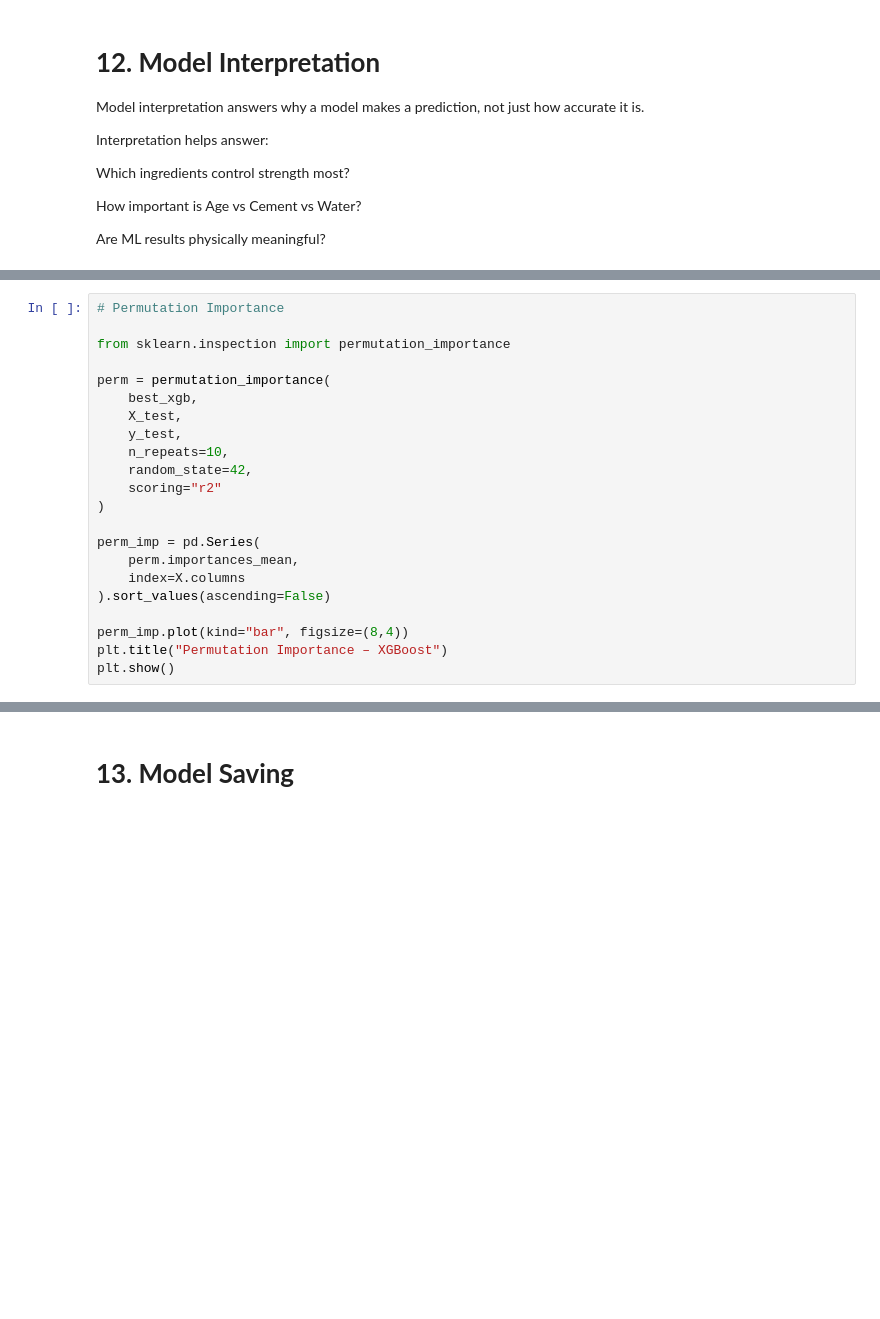
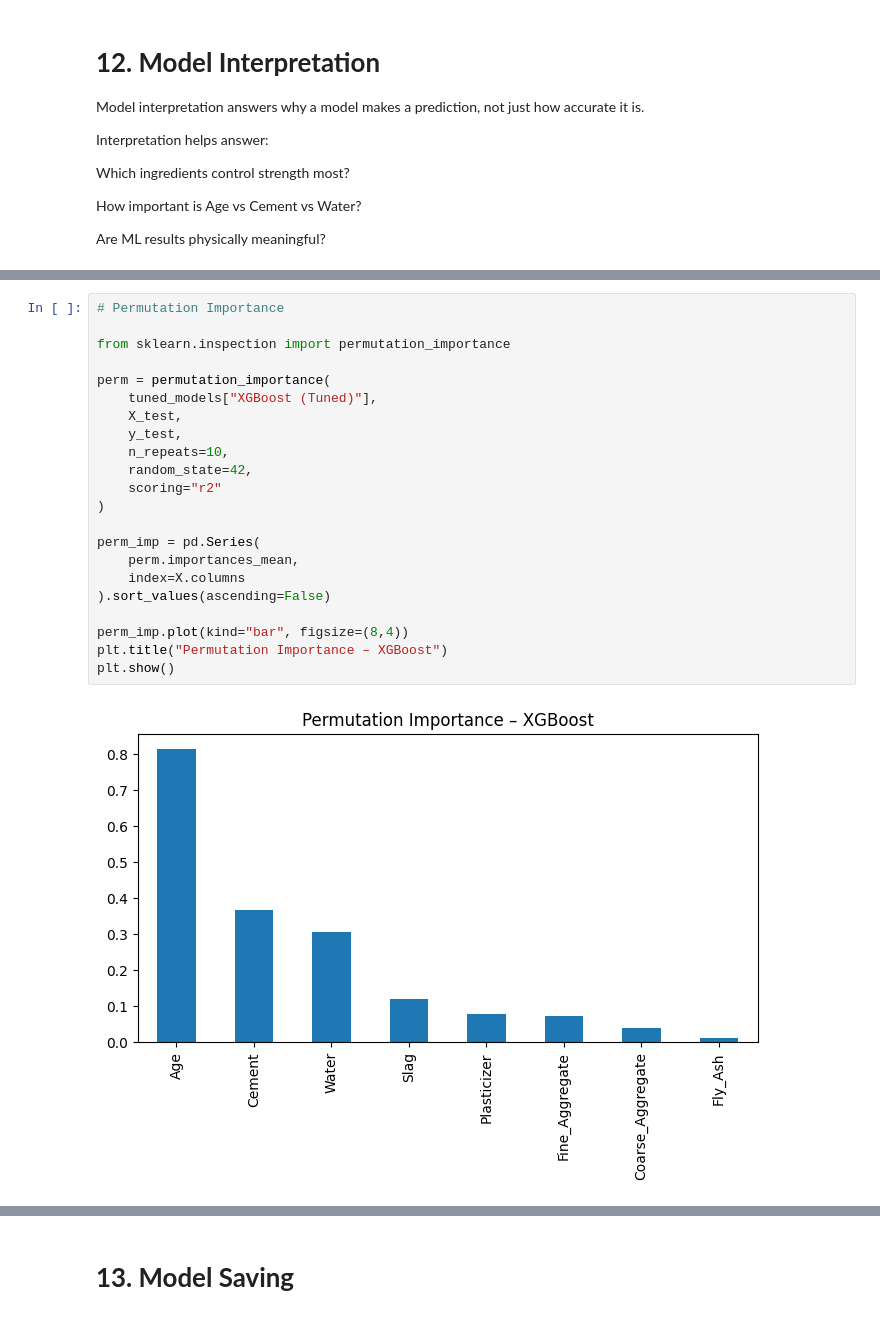
Before and after one commit to usmeda/Concrete-Strength-ML-SIT-FDP, a Jupyter notebook: Concrete_Strength_Prediction.ipynb, the cells around one changed output, grey strips where cells are left out. Saved outputs shown, nothing was run; the diff lists cells and outputs as text; blank space fills up the shorter version.

```diff
--- a/Concrete_Strength_Prediction.ipynb
+++ b/Concrete_Strength_Prediction.ipynb
@@ -1336,25 +1830,27 @@ plt.show()
 # %%
 # Permutation Importance
 
 from sklearn.inspection import permutation_importance
 
 perm = permutation_importance(
-    best_xgb,
+    tuned_models["XGBoost (Tuned)"],
     X_test,
     y_test,
     n_repeats=10,
     random_state=42,
     scoring="r2"
 )
 
 perm_imp = pd.Series(
     perm.importances_mean,
     index=X.columns
 ).sort_values(ascending=False)
 
 perm_imp.plot(kind="bar", figsize=(8,4))
 plt.title("Permutation Importance – XGBoost")
 plt.show()
+# %% [output]
+[figure, added]
 # %%
 #Partial Dependance Plots
 
```
Also changed, not shown: parts of 36 cells of this notebook.
